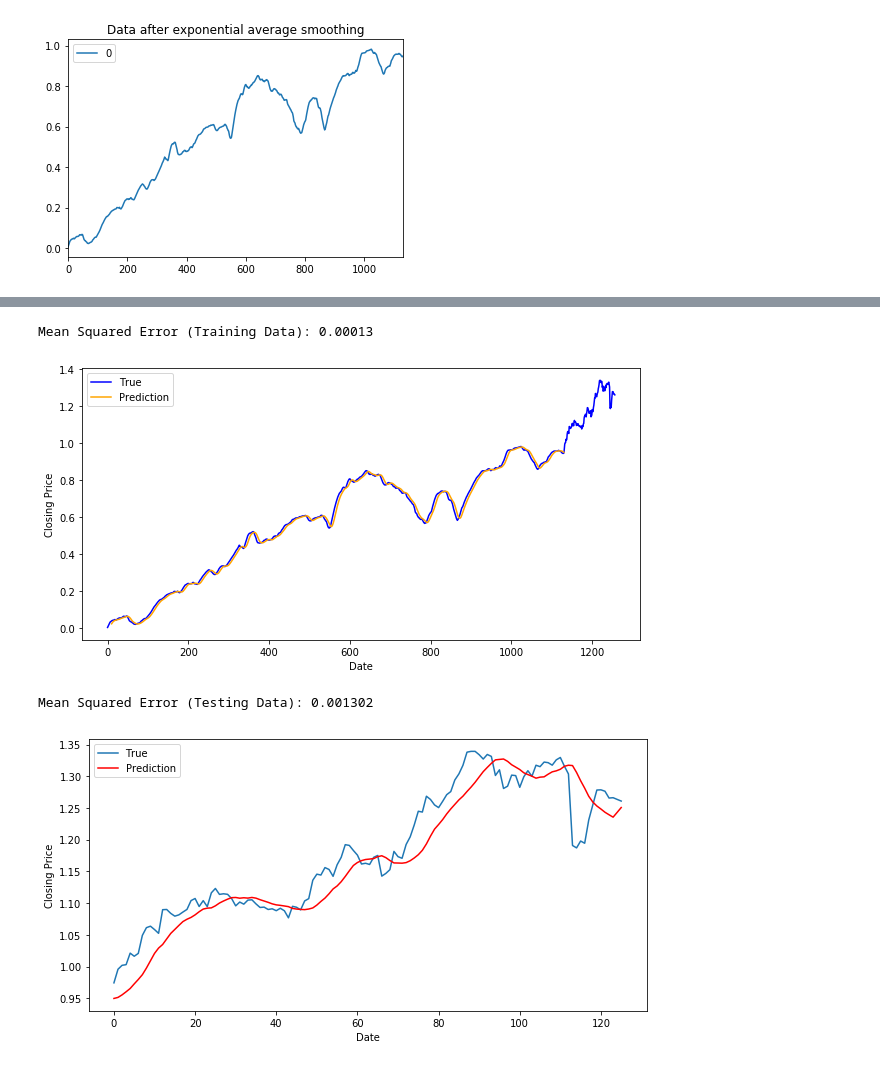
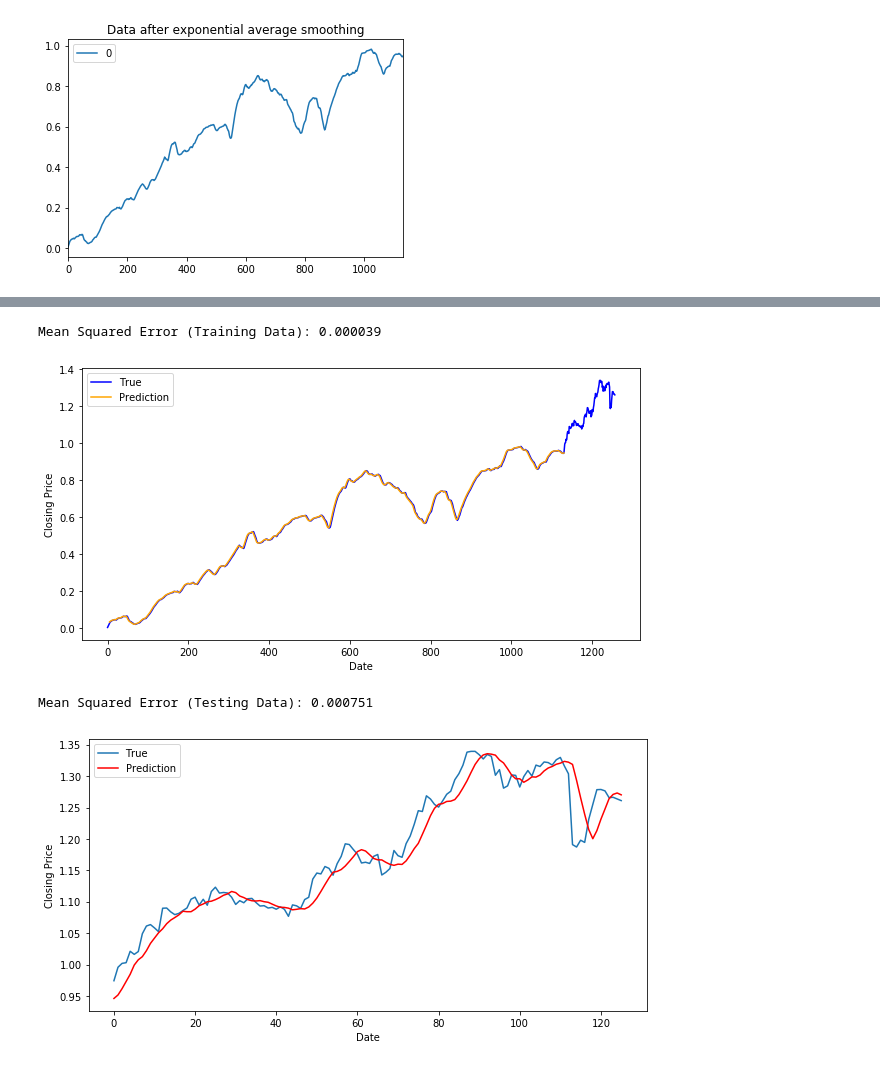
Before and after one commit to angelomenezes/Data_Science_for_Finance, a Jupyter notebook: src/exploring_s&p_500/exploring_s&p500_stocks.ipynb, the cells around one changed output, grey strips where cells are left out. Drawn from its saved outputs; the diff is of its cells as text; code cells hidden in the pictures.

```diff
--- a/Data_Exploration_Script/exploring_s&p500_stocks.ipynb
+++ b/src/exploring_s&p_500/exploring_s&p500_stocks.ipynb
@@ -9,7 +9,7 @@ import os #used for changes of directory
 import warnings
 warnings.filterwarnings("ignore")
 # %%
-dataset_1yr = pd.read_csv("Data/all_stocks_5yr.csv")
+dataset_1yr = pd.read_csv("../../Data/all_stocks_5yr.csv")
 dataset_1yr.head()
 
 # Changing the date column to the datetime format (best format to work with time series)
@@ -208,6 +208,7 @@ from sklearn.preprocessing import MinMaxScaler # It scales the data between 0 an
 train_data = train_data.reshape(-1,1)
 test_data = test_data.reshape(-1,1)
 
+scaler = MinMaxScaler()
 scaler.fit(train_data)
 train_data = scaler.transform(train_data)
 test_data = scaler.transform(test_data)
@@ -264,56 +242,54 @@ Name: Date, dtype: object
 
 from sklearn.metrics import mean_squared_error
 
-window_size = 10
+window_size = 5
 
 def moving_window_average(data, window_len):
     mov_avg_prediction = np.mean(data[-window_len:])
     return mov_avg_prediction
 
-Actual = [x for x in train_data]
 predictions = list()
 
 for timepoint in range(window_size, train_data.size):
     ActualValue = train_data[timepoint]
-    forecast = moving_window_average(train_data[timepoint:window_size], window_size)
-    predictions.append(np.mean(train_data[:]))
-
+    forecast = moving_window_average(train_data[timepoint:window_size+timepoint], window_size)
+    predictions.append(forecast)
 
 Error = mean_squared_error(train_data[window_size:], predictions)
-print('Mean Squared Error (Training Data): %.6f' %  )
+print('Mean Squared Error (Training Data): %.6f' % Error)
 
 plt.figure(figsize = (10,5))
 plt.plot(range(MMM_stocks.shape[0]),all_mid_data,color='b',label='True')
-plt.plot(range(window_size,N),std_avg_predictions,color='orange',label='Prediction')
+plt.plot(range(window_size,train_data.size),predictions,color='orange',label='Prediction')
 plt.xlabel('Date')
 plt.ylabel('Closing Price')
 plt.legend(fontsize=10)
 plt.show()
 
 # Prediction of the "Future" with testing points
 
 Actual = [x for x in train_data]
 predictions = list()
 
 for timepoint in range(len(test_data)):
     ActualValue =  test_data[timepoint]
     forecast = moving_window_average(Actual, window_size)
     #print('Actual=%f, Predicted=%f' % (ActualValue, Prediction))
     predictions.append(forecast)
     Actual.append(ActualValue)
 
 Error = mean_squared_error(test_data, predictions)
 print('Mean Squared Error (Testing Data): %.6f' % Error)
 
 plt.figure(figsize = (10,5))
 plt.plot(test_data, label='True')
 plt.plot(predictions, color='red', label='Prediction')
 plt.xlabel('Date')
 plt.ylabel('Closing Price')
 plt.legend(fontsize=10)
 plt.show()
 # %% [output]
-Mean Squared Error (Training Data): 0.00013
+Mean Squared Error (Training Data): 0.000039
-[figure, old version]
+[figure, new version]
-Mean Squared Error (Testing Data): 0.001302
+Mean Squared Error (Testing Data): 0.000751
-[figure, old version]
+[figure, new version]
```
Also changed, not shown: parts of 4 cells of this notebook.
